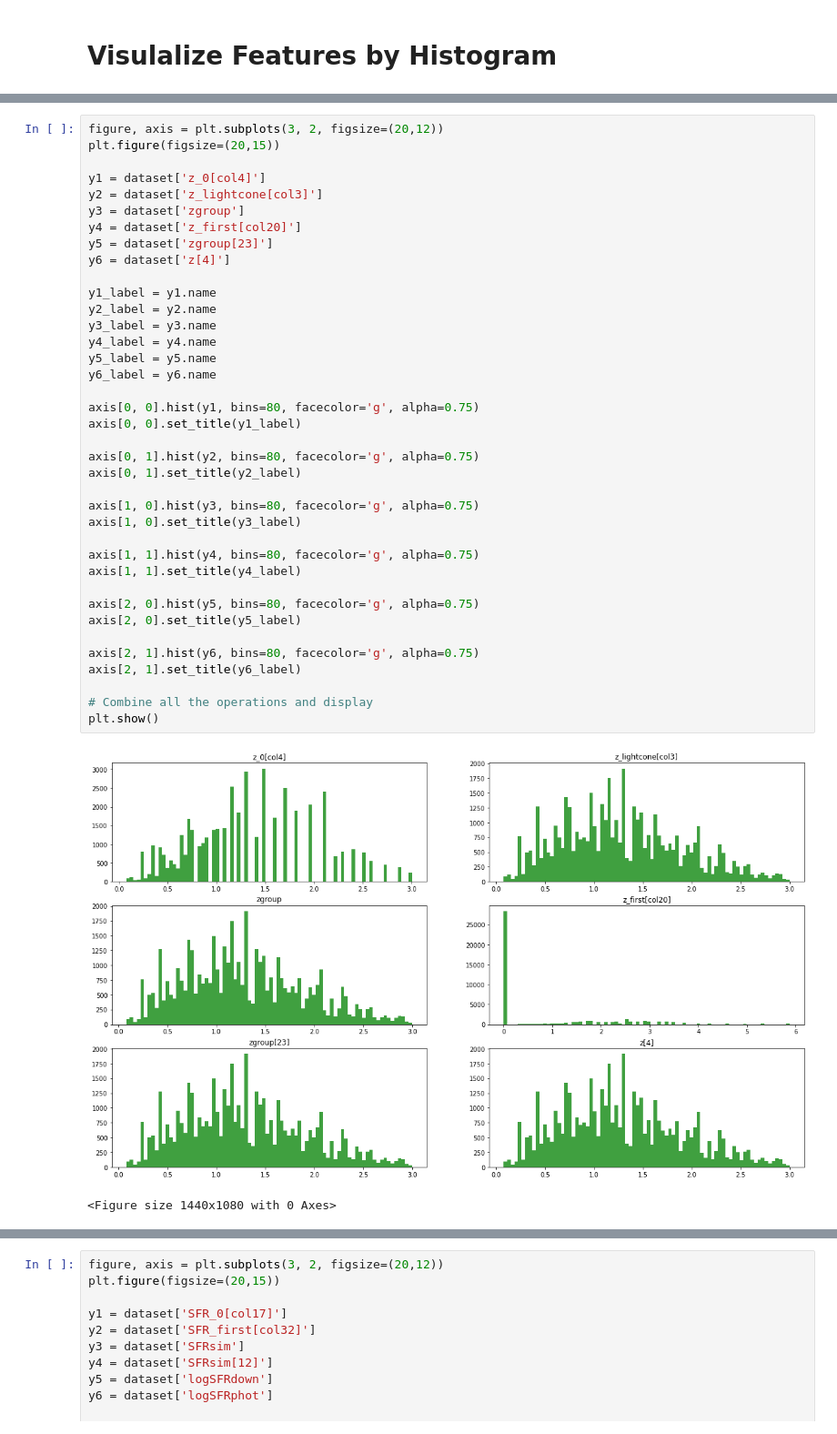
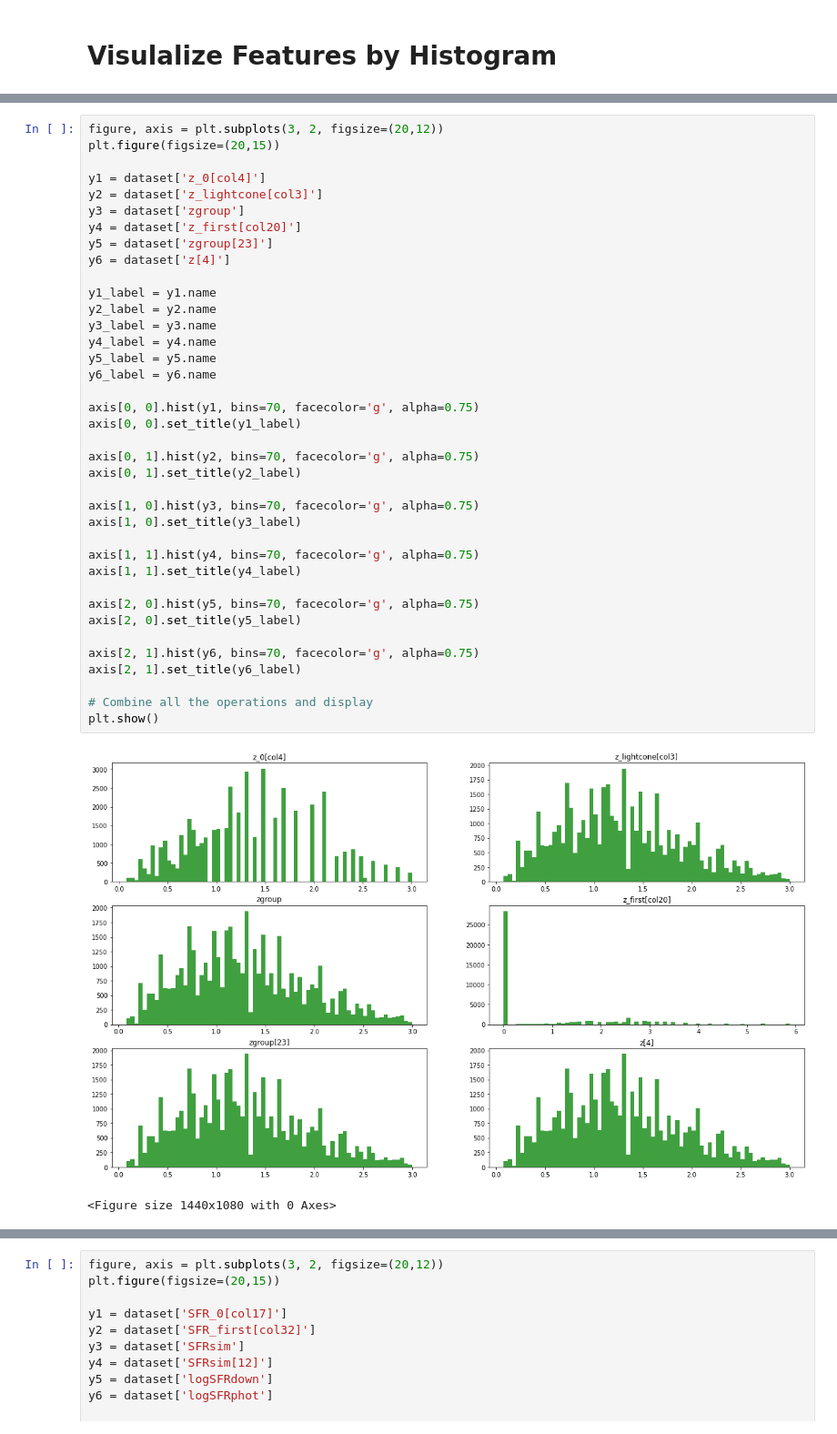
Before and after one commit to halehhajizadeh/Galaxy-Clusters, a Jupyter notebook: read_data.ipynb, the cells around one changed output, grey strips where cells are left out. Shown at 91% size. Drawn from its saved outputs; the diff is of its cells as text.

```diff
--- a/read_data.ipynb
+++ b/read_data.ipynb
@@ -57,38 +57,38 @@ plt.figure(figsize=(20,15))
 
 y1 = dataset['z_0[col4]']
 y2 = dataset['z_lightcone[col3]']
 y3 = dataset['zgroup']
 y4 = dataset['z_first[col20]']
 y5 = dataset['zgroup[23]']
 y6 = dataset['z[4]']
 
 y1_label = y1.name
 y2_label = y2.name
 y3_label = y3.name
 y4_label = y4.name
 y5_label = y5.name
 y6_label = y6.name
 
-axis[0, 0].hist(y1, bins=80, facecolor='g', alpha=0.75)
+axis[0, 0].hist(y1, bins=70, facecolor='g', alpha=0.75)
 axis[0, 0].set_title(y1_label)
 
-axis[0, 1].hist(y2, bins=80, facecolor='g', alpha=0.75)
+axis[0, 1].hist(y2, bins=70, facecolor='g', alpha=0.75)
 axis[0, 1].set_title(y2_label)
 
-axis[1, 0].hist(y3, bins=80, facecolor='g', alpha=0.75)
+axis[1, 0].hist(y3, bins=70, facecolor='g', alpha=0.75)
 axis[1, 0].set_title(y3_label)
 
-axis[1, 1].hist(y4, bins=80, facecolor='g', alpha=0.75)
+axis[1, 1].hist(y4, bins=70, facecolor='g', alpha=0.75)
 axis[1, 1].set_title(y4_label)
 
-axis[2, 0].hist(y5, bins=80, facecolor='g', alpha=0.75)
+axis[2, 0].hist(y5, bins=70, facecolor='g', alpha=0.75)
 axis[2, 0].set_title(y5_label)
 
-axis[2, 1].hist(y6, bins=80, facecolor='g', alpha=0.75)
+axis[2, 1].hist(y6, bins=70, facecolor='g', alpha=0.75)
 axis[2, 1].set_title(y6_label)
 
 # Combine all the operations and display
 plt.show()
 # %% [output]
-[figure, old version]
+[figure, new version]
 <Figure size 1440x1080 with 0 Axes>
```
Also changed, not shown: parts of 5 cells of this notebook.
